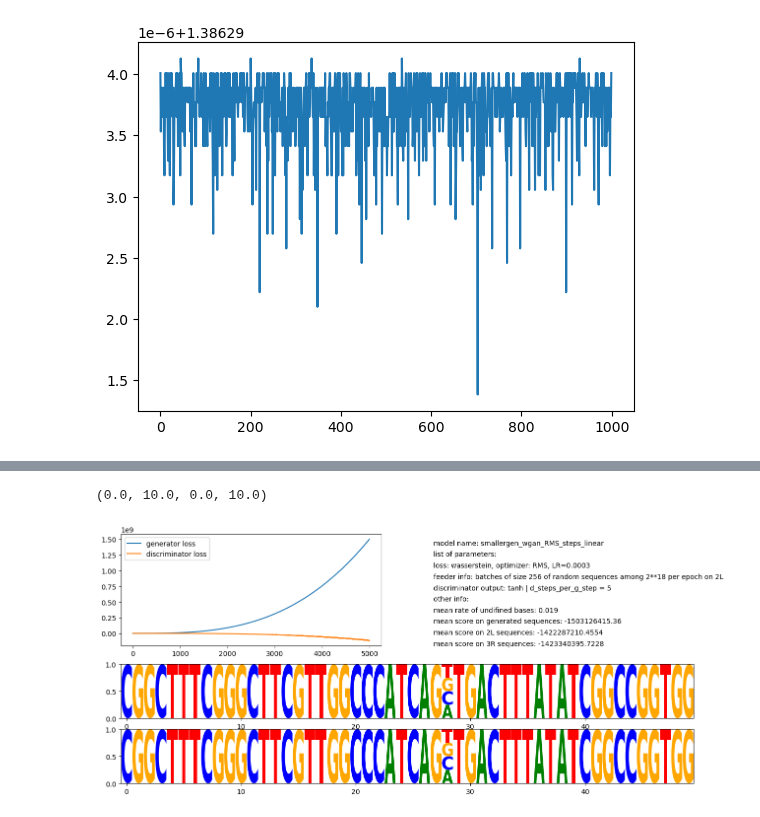
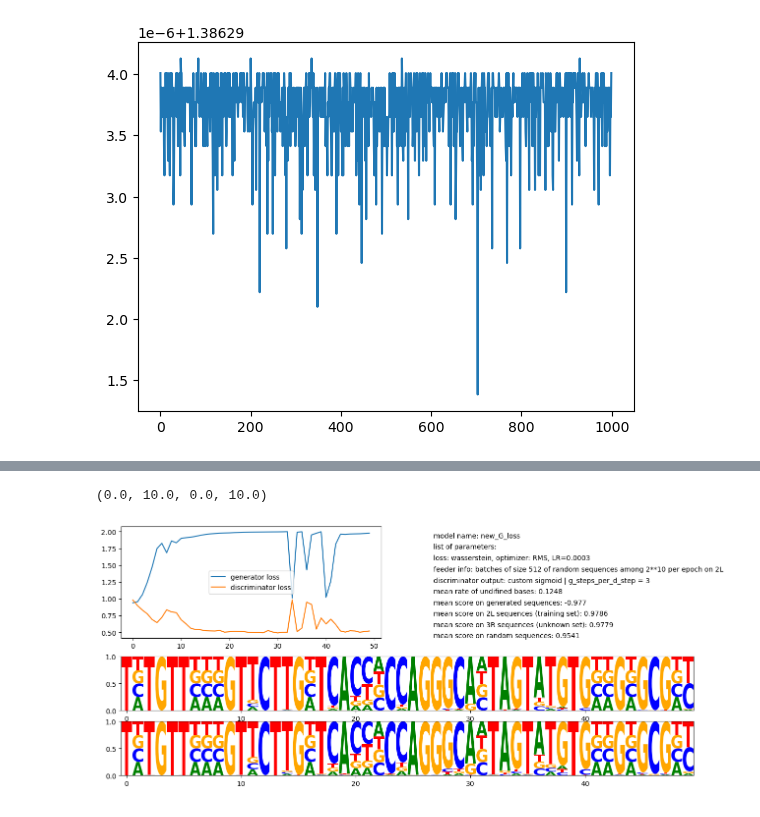
Before and after one commit to floriantilliet/mnhn_internship, a Jupyter notebook: gan_testing.ipynb, the cells around one changed output, grey strips where cells are left out. Cells and saved outputs as stored; diff of their text form; code cells hidden in the pictures.

Commit message:
created a custom loss with entropy for the generator

```diff
--- a/gan_testing.ipynb
+++ b/gan_testing.ipynb
@@ -275,3 +292,5 @@ model_name="smallergen_wgan_RMS_steps_linear"
+# %%
+model_name='new_G_loss'
 # %%
 modelgen = load_model('/home/florian/projet/generators/'+model_name+'_G.h5', compile=False)
 modeldis = load_model('/home/florian/projet/generators/'+model_name+'_D.h5', compile=False)
@@ -380,0 +354,4 @@ for i in [0, 10, 100, 1000, 8000, 9000, 10000, 12000, 20000, 40000]:
+# %%
+L=[]
+for i in [i for i in range(0,len(X_3R),100000)]:
+     L.append(modeldis.predict(sliding_window_view(X_3R, (10000, 4))[i])[0][0])
@@ -438,6 +411,11 @@ for i in [i for i in range(0,len(X_3R),len(X_3R)//100-100)]:
     L3R.append(modeldis.predict(sliding_window_view(X_3R, (10000, 4))[i])[0][0])
 mean_score3R=sum(L3R)/len(L3R)
 
+LRD=[]
+for i in range(100):
+    LRD.append(modeldis.predict(random_ohe_sequence(10_000).reshape(1,10000,4))[0][0])
+mean_scoreRD=sum(LRD)/len(LRD)
+
 seq_generated1 = modelgen.predict(tf.random.normal((1, 10)))
 pred1=modeldis.predict(seq_generated1)
 u1=undifined_rate(seq_generated1[0])
@@ -479,38 +455,38 @@ df = pd.read_csv ('/home/florian/projet/generators/'+model_name+'history.csv')
 #global plot:
 start = 4975
 stop= start+50
 
 figs,axes = plt.subplots(6,1,figsize=(15,10))
 lm.Logo(pd.DataFrame(np.array(seq_generated1).reshape(10_000,4)[start:stop], columns=["A", "C", "G", "T"]),ax=axes[2])
 lm.Logo(pd.DataFrame(np.array(seq_generated2).reshape(10_000,4)[start:stop], columns=["A", "C", "G", "T"]),ax=axes[3])
 figs.delaxes(axes[4])
 figs.delaxes(axes[5])
 
 # plt.subplot(3,4,1)
 # plt.plot(df['g_loss'])
 # plt.title("generator loss")
 # plt.subplot(3,4,2)
 # plt.plot(df['d_loss'],color='darkorange')
 # plt.title("discriminator loss")
 plt.subplot(3,2,1)
 plt.plot(df['g_loss'],label="generator loss")
 plt.plot(df['d_loss'],label='discriminator loss')
 plt.legend()
 
 
 plt.subplot(3,2,2)
 plt.axis([0, 10, 0, 10])
 plt.text(0,9,"model name: " + model_name)
 plt.text(0,8,"list of parameters:")
 plt.text(0,7,"loss: wasserstein, optimizer: RMS, LR=0.0003 ")
-plt.text(0,6,"feeder info: batches of size 256 of random sequences among 2**18 per epoch on 2L")
-plt.text(0,5,"discriminator output: tanh | d_steps_per_g_step = 5")
-plt.text(0,4,"other info: ")
-plt.text(0,3,"mean rate of undifined bases: "+ str(round(mean_undifined_rate,4)))
-plt.text(0,2,"mean score on generated sequences: " + str(round(mean_score,4)))
-plt.text(0,1,"mean score on 2L sequences: " + str(round(mean_score2L,4)))
-plt.text(0,0,"mean score on 3R sequences: " + str(round(mean_score3R,4)))
+plt.text(0,6,"feeder info: batches of size 512 of random sequences among 2**10 per epoch on 2L")
+plt.text(0,5,"discriminator output: custom sigmoid | g_steps_per_d_step = 3")
+plt.text(0,4,"mean rate of undifined bases: "+ str(round(mean_undifined_rate,4)))
+plt.text(0,3,"mean score on generated sequences: " + str(round(mean_score,4)))
+plt.text(0,2,"mean score on 2L sequences (training set): " + str(round(mean_score2L,4)))
+plt.text(0,1,"mean score on 3R sequences (unknown set): " + str(round(mean_score3R,4)))
+plt.text(0,0,"mean score on random sequences: " + str(round(mean_scoreRD,4)))
 plt.axis("off")
 # %% [output]
 (0.0, 10.0, 0.0, 10.0)
-[figure, old version]
+[figure, new version]
```
Also changed, not shown: parts of 29 cells of this notebook, 1 other file.
